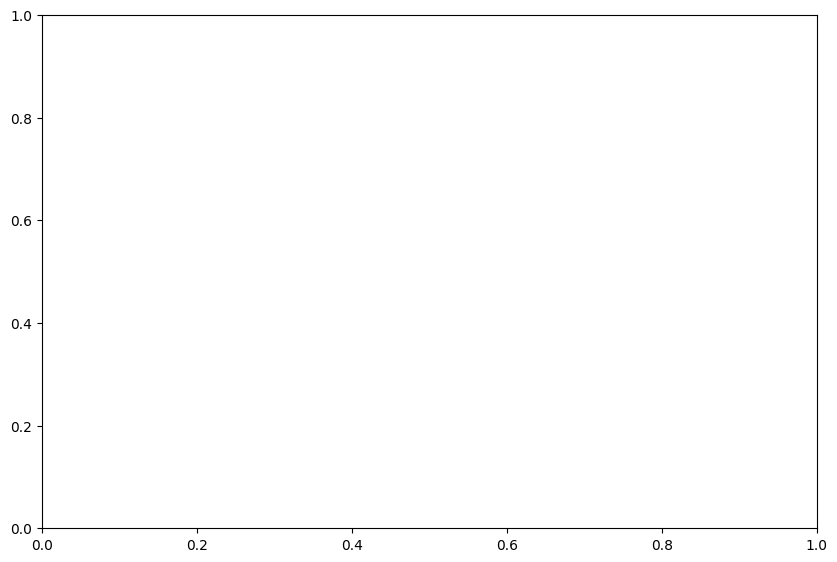
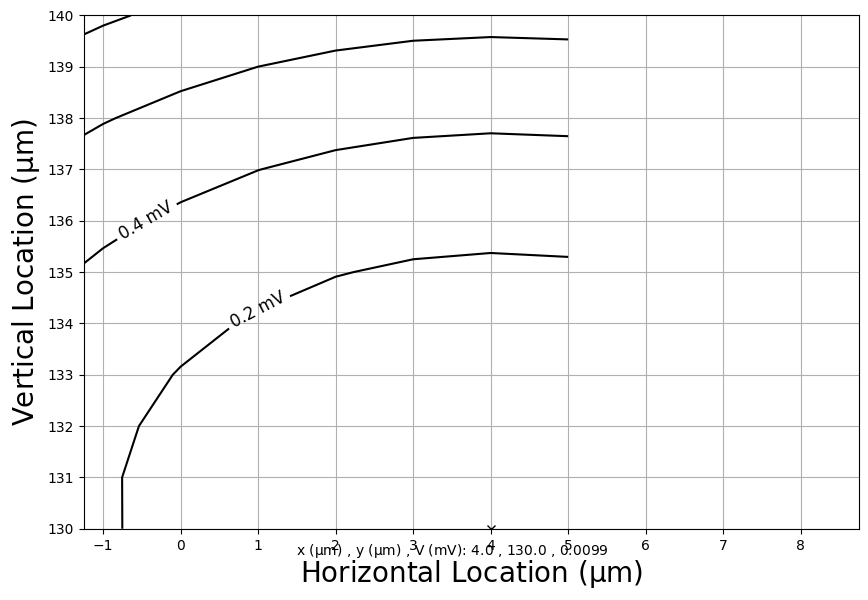
The notebook cell's code change between the first figure and the second:
--- before
+++ after
@@ -53,10 +53,10 @@
 y = trap['Y']*1e3
 
-
 #setting contour values
 min_val = np.min(d)
-max_val =  np.max(d)*0.5
+max_val =  np.max(d)
 steps = 5
 c_range = np.arange(min_val,max_val,(max_val-min_val)/(steps+1))
+
 
 #plotting contours
@@ -95,7 +95,7 @@
 plt.ylabel(r"Vertical Location ($\mathrm{\mu}$m)",fontsize=20)
 plt.xticks(np.arange(-5,10,1))
-plt.yticks(np.arange(65,85,1))
+plt.yticks(np.arange(135-10,135+10,1))
 plt.xlim(3.75-5,3.75+5)
-plt.ylim(75-5,75+5)
+plt.ylim(135-5,135+5)
 plt.show()
 ##############################################################################################################################

Commit: update to gen2 simulation